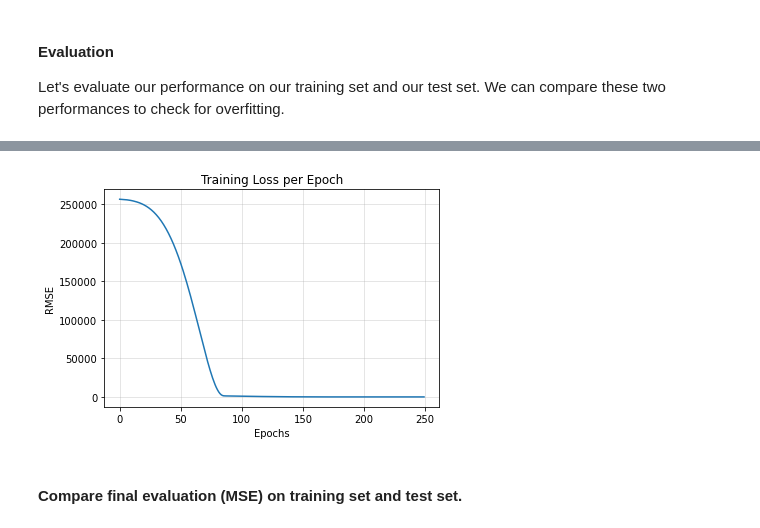
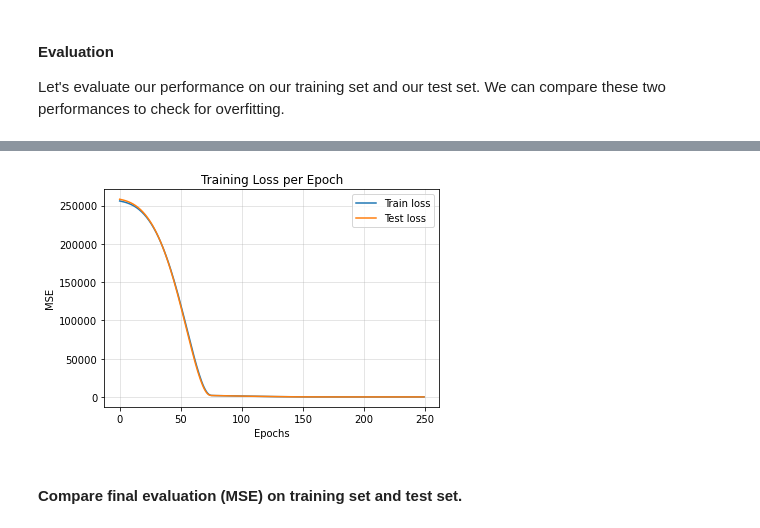
Before and after one commit to SimRey/Deep-Learning, a Jupyter notebook: Artificial Neural Networks/TensorFlow/01-Basics.ipynb, the cells around one changed output, grey strips where cells are left out. Cells and saved outputs as stored; diff of their text form; code cells hidden in the pictures.

```diff
--- a/Artificial Neural Networks/TensorFlow/01-Basics.ipynb
+++ b/Artificial Neural Networks/TensorFlow/01-Basics.ipynb
@@ -145,6 +145,8 @@ Below are some common definitions that are necessary to know and understand to c
 * When using validation_data or validation_split with the fit method of Keras models, evaluation will be run at the end of every epoch.
 * Within Keras, there is the ability to add callbacks specifically designed to be run at the end of an epoch. Examples of these are learning rate changes and model checkpointing (saving).
 # %%
-model.fit(X_train,y_train,epochs=250, verbose=1)
+model.fit(X_train,y_train,
+          validation_data=(X_test, y_test),
+          epochs=250, verbose=1)
 # %% [output]
 Epoch 1/250
@@ -192,4 +194,5 @@ In this case, the weights obtained don't make a lot of sense. Opposite to a simp
 
 Let's evaluate our performance on our training set and our test set. We can compare these two performances to check for overfitting.
 # %%
-loss = model.history.history['loss']
+loss = pd.DataFrame(model.history.history)
+loss.head()
@@ -196,11 +206,14 @@ loss = model.history.history['loss']
 # %%
-plt.plot(range(len(loss)), loss)
+plt.plot(range(len(loss)), loss["loss"], label="Train loss")
+plt.plot(range(len(loss)), loss["val_loss"], label="Test loss")
+
 plt.title("Training Loss per Epoch")
 plt.xlabel("Epochs")
-plt.ylabel("RMSE")
+plt.ylabel("MSE")
+plt.legend(loc="best")
 plt.grid(alpha=0.4);
 # %% [output]
-[figure, old version]
+[figure, new version]
 # %% [markdown]
 #### Compare final evaluation (MSE) on training set and test set.
 # %%
```
Also changed, not shown: parts of 12 cells of this notebook.
